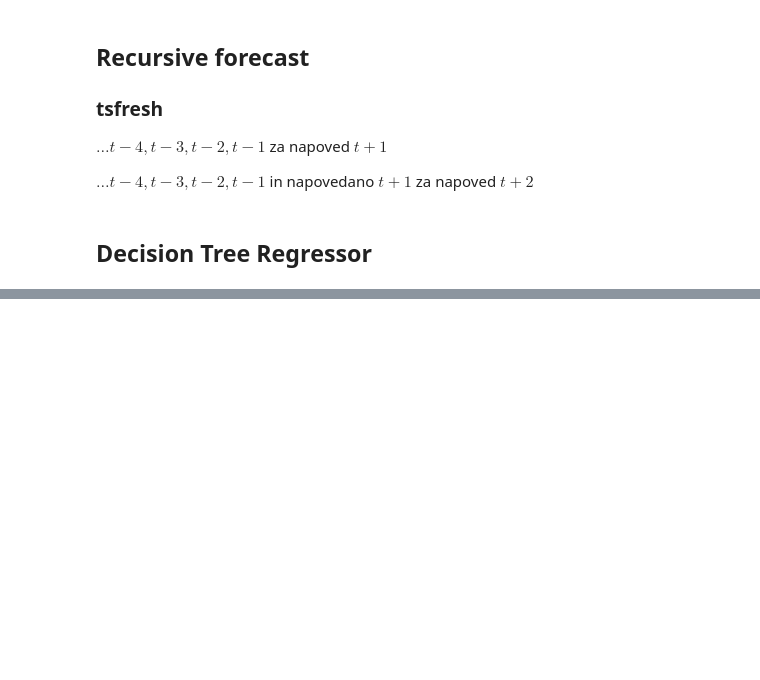
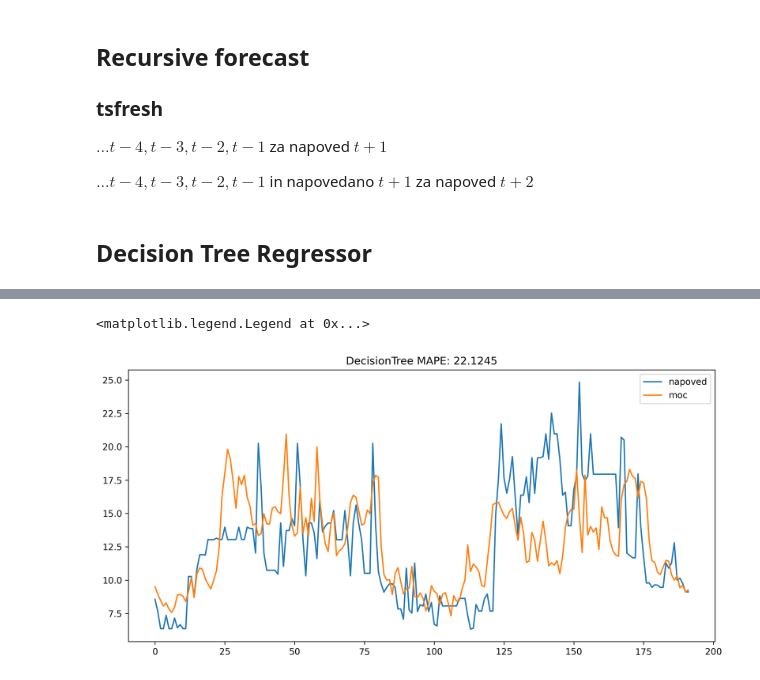
Before and after one commit to nezakrzan/IJS, a Jupyter notebook: energija/moc_tsfresh.ipynb, the cells around one changed output, grey strips where cells are left out. Saved outputs shown, nothing was run; the diff lists cells and outputs as text; code cells hidden in the pictures; blank space fills up the shorter version.

```diff
--- a/energija/moc_tsfresh.ipynb
+++ b/energija/moc_tsfresh.ipynb
@@ -38,16 +40,19 @@ $\dots t-4, t-3, t-2, t-1$ za napoved $t+1$
 
 $\dots t-4, t-3, t-2, t-1$ in napovedano $t+1$ za napoved $t+2$
 # %%
+timeshift = 4*24
+days = 2
+
 # train/test split
-data_train = df[:len(df)-4*24*2]
-data_test = df[-4*24*2:]
+data_train = df[:len(df)-timeshift*days]
+data_test = df[-timeshift*days:]
 
 # target split
 y_train = data_train.moc.shift(-1)
 y_train.dropna(inplace = True)
 
 # features for training data, max and min window sizes are equal -> 4*24 = 1 day
-data_rolled = roll_time_series(data_train, column_id="id", column_sort="time", max_timeshift=4*24, min_timeshift=4*24)
+data_rolled = roll_time_series(data_train, column_id="id", column_sort="time", max_timeshift=timeshift, min_timeshift=timeshift)
 features_train = extract_features(data_rolled, column_id="id", column_sort="time", column_value="moc")
 features_train.index = features_train.index.map(lambda x: x[1])
 features_train_selected = features_train.drop(columns=features_train.columns[features_train.isna().sum() != 0]) # one feature has only NAs
@@ -69,0 +135,24 @@ model = DecisionTreeRegressor(random_state=42).fit(features_train_selected, y_tr
+# %%
+timeshift = 4*24
+days = 2
+
+# train/test split
+data_train = df[:len(df)-timeshift*days]
+data_test = df[-timeshift*days:]
+
+# target split
+y_train = data_train.moc.shift(-1)
+y_train.dropna(inplace = True)
+
+# features za training data, max in min window je 4*24 = 1 dan
+data_rolled = roll_time_series(data_train, column_id="id", column_sort="time", max_timeshift=timeshift, min_timeshift=timeshift)
+features_train = extract_features(data_rolled, column_id="id", column_sort="time")
+features_train.index = features_train.index.map(lambda x: x[1])
+features_train_selected = features_train.drop(columns=features_train.columns[features_train.isna().sum() != 0])
+
+# target in features indeksi
+y_train = y_train[y_train.index.isin(features_train_selected.index)]
+features_train_selected = features_train_selected[features_train_selected.index.isin(y_train.index)]
+
+# feature selection with tsfresh
+features_train_selected = select_features(features_train_selected, y_train)
@@ -69,0 +242,9 @@ model = DecisionTreeRegressor(random_state=42).fit(features_train_selected, y_tr
+# %%
+fig = plt.figure(num=None, figsize=(10, 5), dpi=300, tight_layout=True)
+plt.plot(all_pred, label = "napoved")
+plt.plot(data_test["moc"].values, label = "moc")
+plt.title(f"DecisionTree MAPE: {round(mean_absolute_percentage_error(y_pred=all_pred, y_true=data_test['moc'].values), 6)*100}")
+plt.legend(loc='upper right')
+# %% [output]
+<matplotlib.legend.Legend at 0x...>
+[figure, added]
```
Also changed, not shown: parts of 9 cells of this notebook, 2 other files.
